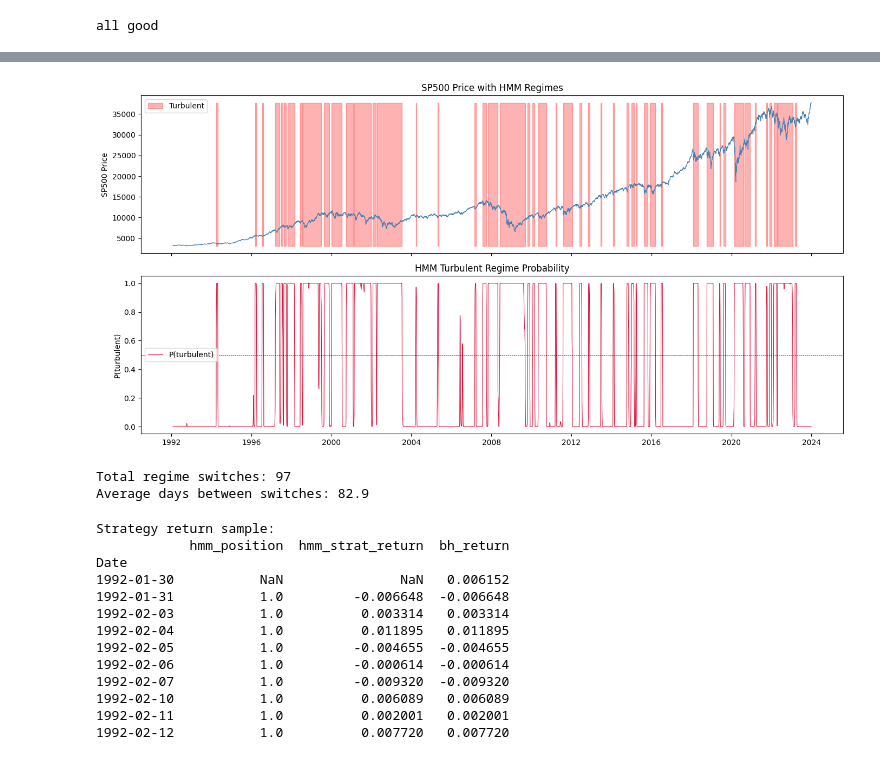
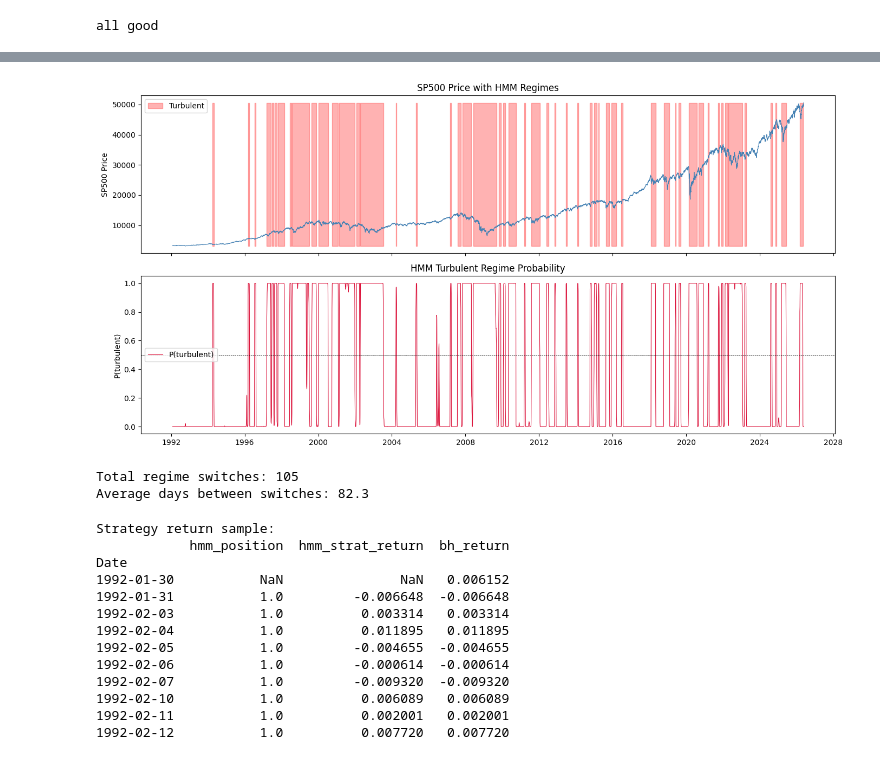
Before and after one commit to sdevarajan2006/Regime-Aware-Asset-Allocation, a Jupyter notebook: Statistical_jump_model.ipynb, the cells around one changed output, grey strips where cells are left out. Saved outputs shown, nothing was run; the diff lists cells and outputs as text; code cells hidden in the pictures.

```diff
--- a/Statistical_jump_model.ipynb
+++ b/Statistical_jump_model.ipynb
@@ -31,22 +12,25 @@ print("all good")
 # %% [output]
 all good
 # %%
-import yfinance as yf
-import pandas as pd
-import numpy as np
+# pull daily adjusted close for all three indices
+# the three tickers pulled are the s&p 500, nasdaq composite and DJIA. ^ denotes index symbols rather than individual stocks
+tickers = ['^GSPC', '^IXIC', '^DJI']
 
-# pull daily adjusted close for all three indices
-tickers = ['^GSPC', '^IXIC', '^DJI']
-raw = yf.download(tickers, start='1970-01-01', end='2024-01-01', auto_adjust=True)['Close']
+# auto_adjust means that the prices are adjusted for stock splits & dividends for historical accuracy
+# we just take the closing price of each day
+raw = yf.download(tickers, start='1970-01-01', end='2026-05-26', auto_adjust=True)['Close']
 
 # rename for clarity
 raw.columns = ['SP500', 'Nasdaq', 'DJI']
 
 # log returns
+# raw.shift(1) - shifts prices 1 day forwards so that each row is today's price / yesterday's price
+# np.log() - takes the natural log of the above ratio, giving log returns
+# .dropna() removes the first row, which has no previous day to compute a return from
 returns = np.log(raw / raw.shift(1)).dropna()
 
 print(returns.shape)
-print(returns.head(10))
+print(returns.head(5))
 print("\nmissing values:")
 print(returns.isnull().sum())
 # %% [output]
@@ -232,38 +224,33 @@ Date
 # %%
 fig, (ax1, ax2) = plt.subplots(2, 1, figsize=(14, 7), sharex=True)
 
-# plot SP500 price level
 sp500_price = raw['SP500'][features.index]
 ax1.plot(features.index, sp500_price, color='steelblue', linewidth=0.8)
 ax1.set_ylabel('SP500 Price')
 ax1.set_title('SP500 Price with HMM Regimes')
 
-# shade turbulent periods (state 1)
 turbulent = features['hmm_regime'] == 1
 ax1.fill_between(features.index, sp500_price.min(), sp500_price.max(),
                  where=turbulent, alpha=0.3, color='red', label='Turbulent')
 ax1.legend()
 
-# plot regime probabilities
 ax2.plot(features.index, features['hmm_p_state1'],
          color='crimson', linewidth=0.8, label='P(turbulent)')
 ax2.axhline(0.5, color='black', linewidth=0.5, linestyle='--')
 ax2.set_ylabel('P(turbulent)')
 ax2.set_title('HMM Turbulent Regime Probability')
 ax2.legend()
 
 plt.tight_layout()
 plt.show()
+
+switches_hmm = (features['hmm_regime'].diff() != 0).sum()
+print(f"Total regime switches: {switches_hmm}")
+print(f"Average days between switches: {len(features) / switches_hmm:.1f}")
 # %% [output]
-[figure, old version]
+[figure, new version]
+Total regime switches: 105
+Average days between switches: 82.3
-# %%
-# count how many regime switches HMM makes
-switches = (features['hmm_regime'].diff() != 0).sum()
-print(f"Total regime switches: {switches}")
-print(f"Average days between switches: {len(features) / switches:.1f}")
-# %% [output]
-Total regime switches: 97
-Average days between switches: 82.9
 # %%
 # align returns with features index
 strat_returns = returns['SP500'][features.index].copy()
```
Also changed, not shown: parts of 37 cells of this notebook.
